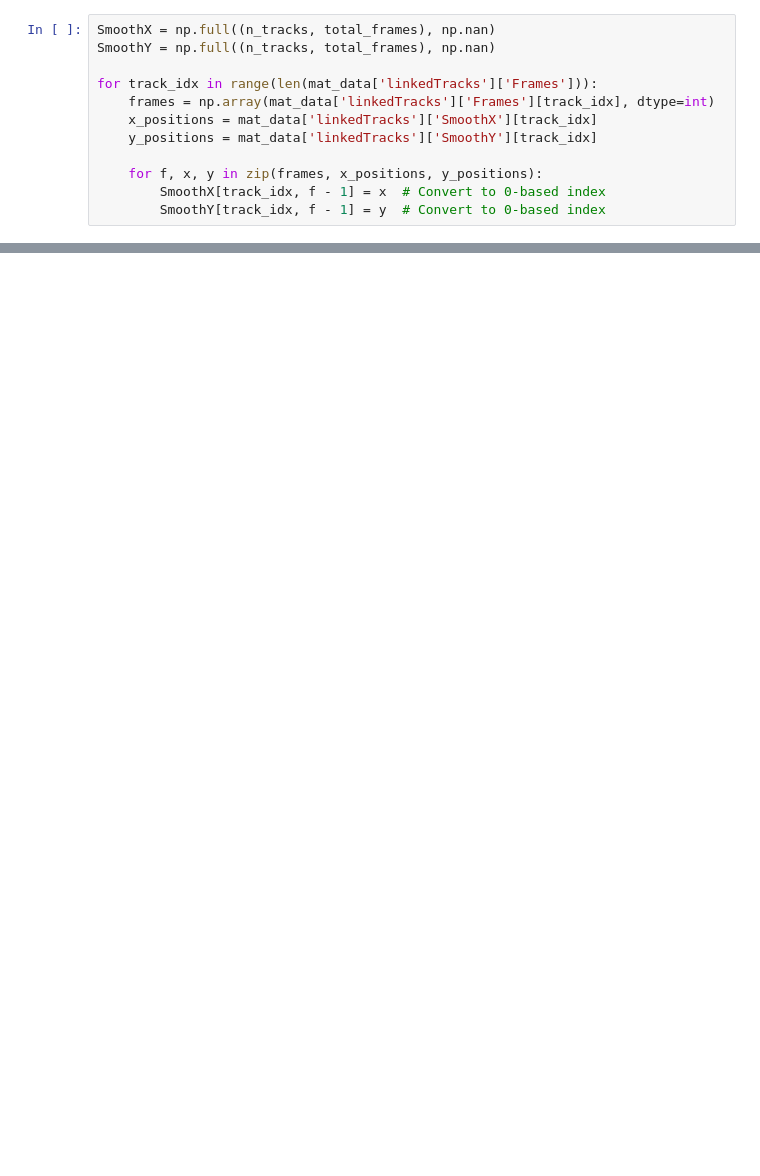
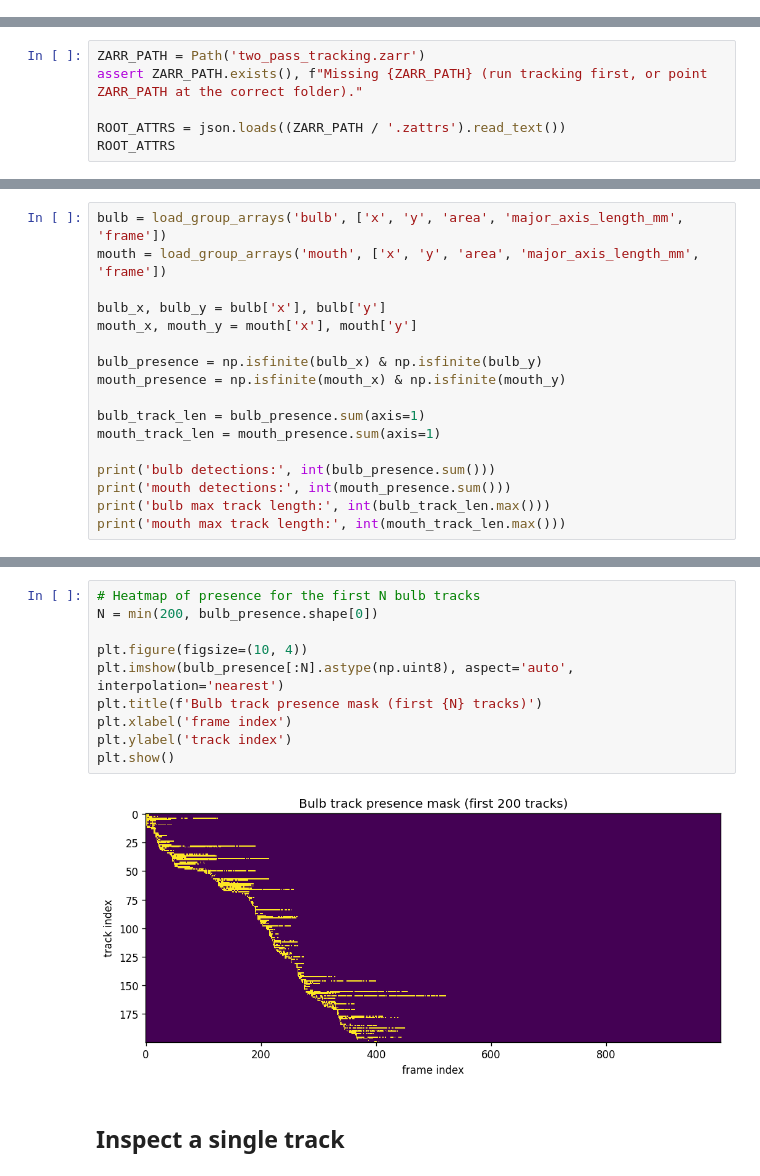
Before and after one commit to ahiser1117/jf-track, a Jupyter notebook: visualization.ipynb, the cells around one changed output, grey strips where cells are left out. Drawn from its saved outputs; the diff is of its cells as text; blank space fills up the shorter version.

```diff
--- a/visualization.ipynb
+++ b/visualization.ipynb
@@ -303,12 +0,0 @@ n_tracks = len(mat_data['linkedTracks']['Frames'])
-# %%
-SmoothX = np.full((n_tracks, total_frames), np.nan)
-SmoothY = np.full((n_tracks, total_frames), np.nan)
-
-for track_idx in range(len(mat_data['linkedTracks']['Frames'])):
-    frames = np.array(mat_data['linkedTracks']['Frames'][track_idx], dtype=int)
-    x_positions = mat_data['linkedTracks']['SmoothX'][track_idx]
-    y_positions = mat_data['linkedTracks']['SmoothY'][track_idx]
-
-    for f, x, y in zip(frames, x_positions, y_positions):
-        SmoothX[track_idx, f - 1] = x  # Convert to 0-based index
-        SmoothY[track_idx, f - 1] = y  # Convert to 0-based index
@@ -437,0 +28,6 @@ mat_data['linkedTracks']['Reorientations'][11]
+# %%
+ZARR_PATH = Path('two_pass_tracking.zarr')
+assert ZARR_PATH.exists(), f"Missing {ZARR_PATH} (run tracking first, or point ZARR_PATH at the correct folder)."
+
+ROOT_ATTRS = json.loads((ZARR_PATH / '.zattrs').read_text())
+ROOT_ATTRS
@@ -437,0 +125,17 @@ mat_data['linkedTracks']['Reorientations'][11]
+# %%
+bulb = load_group_arrays('bulb', ['x', 'y', 'area', 'major_axis_length_mm', 'frame'])
+mouth = load_group_arrays('mouth', ['x', 'y', 'area', 'major_axis_length_mm', 'frame'])
+
+bulb_x, bulb_y = bulb['x'], bulb['y']
+mouth_x, mouth_y = mouth['x'], mouth['y']
+
+bulb_presence = np.isfinite(bulb_x) & np.isfinite(bulb_y)
+mouth_presence = np.isfinite(mouth_x) & np.isfinite(mouth_y)
+
+bulb_track_len = bulb_presence.sum(axis=1)
+mouth_track_len = mouth_presence.sum(axis=1)
+
+print('bulb detections:', int(bulb_presence.sum()))
+print('mouth detections:', int(mouth_presence.sum()))
+print('bulb max track length:', int(bulb_track_len.max()))
+print('mouth max track length:', int(mouth_track_len.max()))
@@ -437,0 +164,14 @@ mat_data['linkedTracks']['Reorientations'][11]
+# %%
+# Heatmap of presence for the first N bulb tracks
+N = min(200, bulb_presence.shape[0])
+
+plt.figure(figsize=(10, 4))
+plt.imshow(bulb_presence[:N].astype(np.uint8), aspect='auto', interpolation='nearest')
+plt.title(f'Bulb track presence mask (first {N} tracks)')
+plt.xlabel('frame index')
+plt.ylabel('track index')
+plt.show()
+# %% [output]
+[figure, added]
+# %% [markdown]
+## Inspect a single track
```
Also changed, not shown: parts of 39 cells of this notebook, 4 other files.
